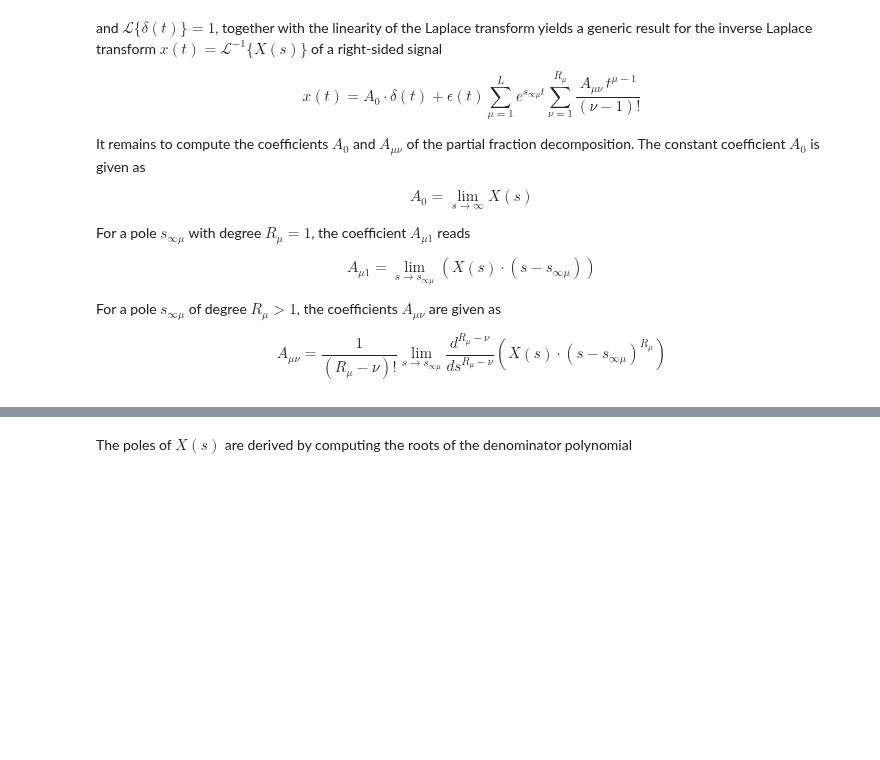
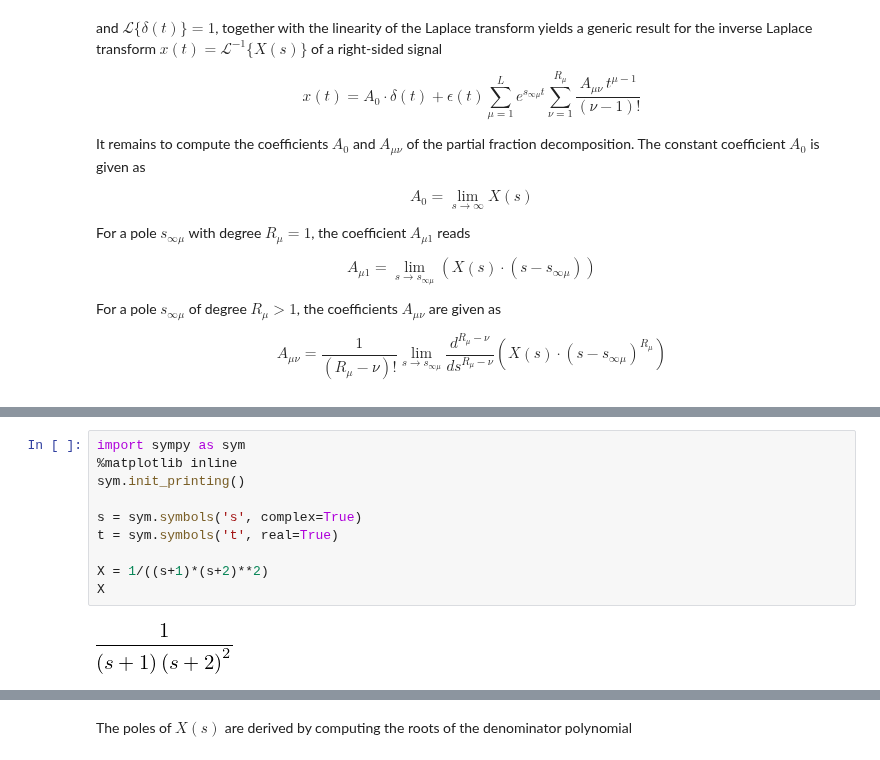
Before and after one commit to spatialaudio/signals-and-systems-lecture, a Jupyter notebook: laplace_transform/inverse.ipynb, the cells around one changed output, grey strips where cells are left out. Cells and saved outputs as stored; diff of their text form; blank space fills up the shorter version.

```diff
--- a/laplace_transform/inverse.ipynb
+++ b/laplace_transform/inverse.ipynb
@@ -72,0 +83,12 @@ A_{\mu \nu} = \frac{1}{(R_\mu - \nu)!} \lim_{s \to s_{\infty \mu}} \frac{d^{R_\m
+# %%
+import sympy as sym
+%matplotlib inline
+sym.init_printing()
+
+s = sym.symbols('s', complex=True)
+t = sym.symbols('t', real=True)
+
+X = 1/((s+1)*(s+2)**2)
+X
+# %% [output]
+[figure, added]
```
Also changed, not shown: parts of 23 cells of this notebook.
